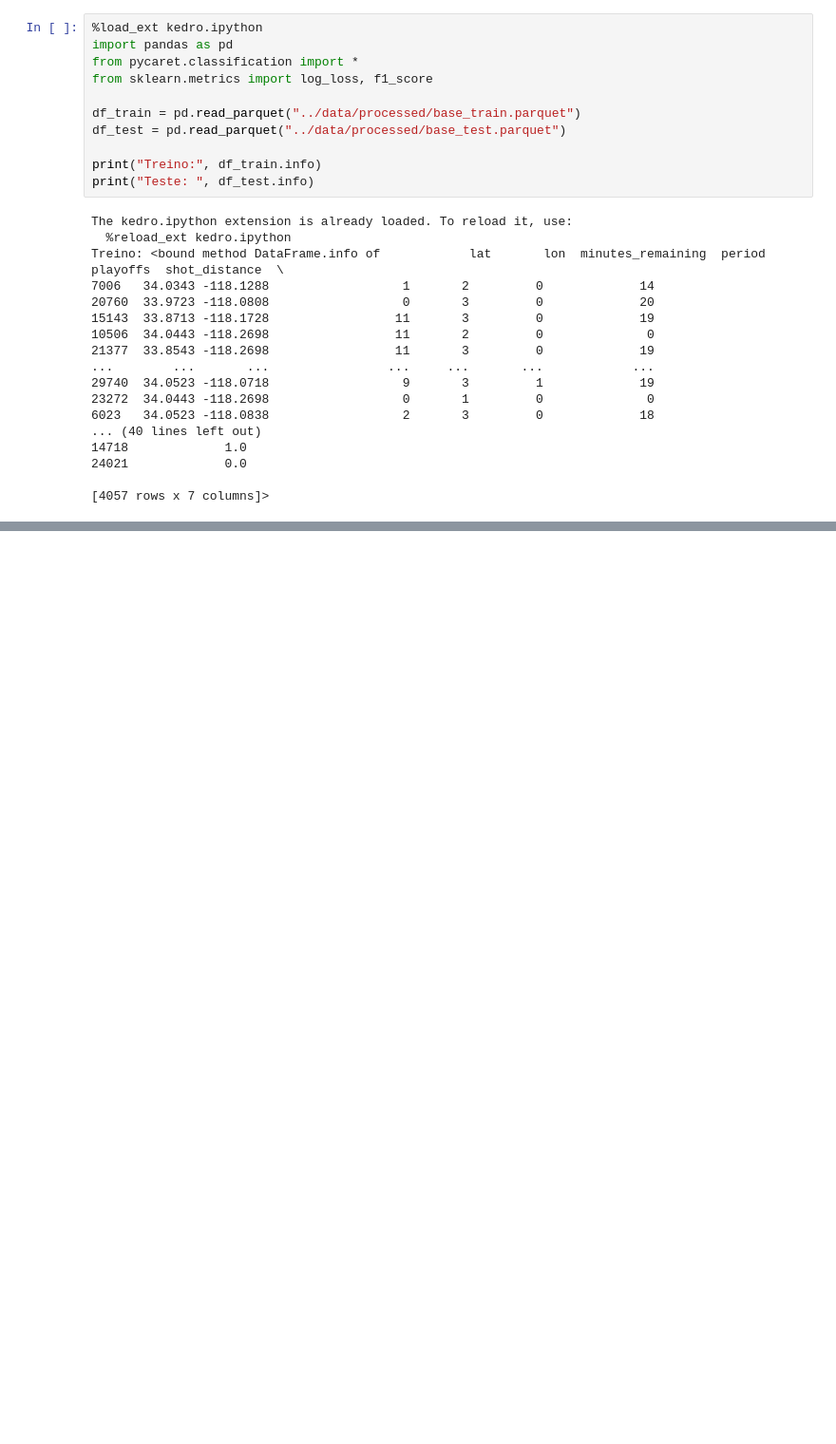
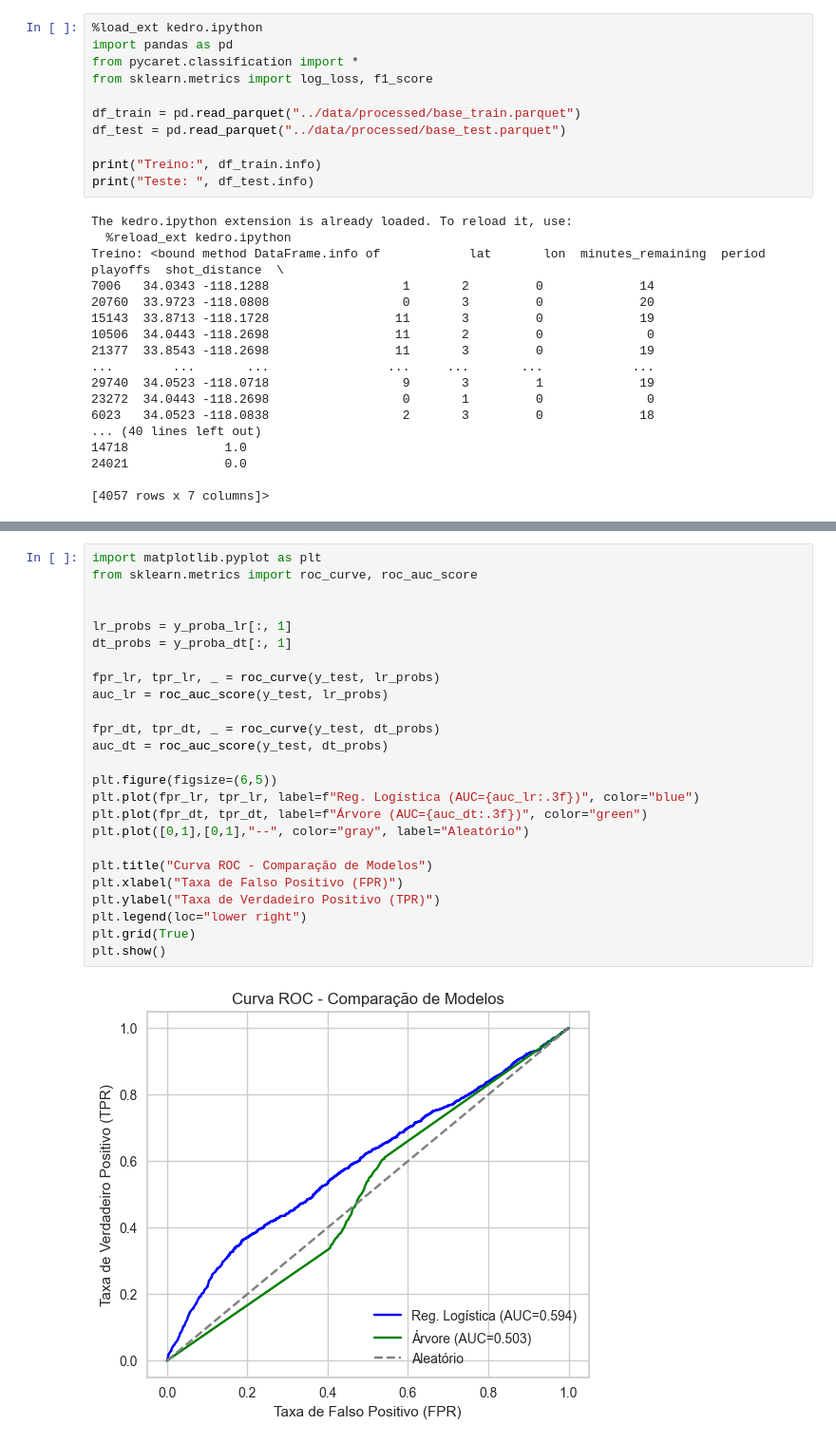
Before and after one commit to acrisandradee/kobe-project, a Jupyter notebook: notebooks/Treinamento.ipynb, the cells around one changed output, grey strips where cells are left out. Shown at 95% size. Saved outputs shown, nothing was run; the diff lists cells and outputs as text; blank space fills up the shorter version.

```diff
--- a/notebooks/Treinamento.ipynb
+++ b/notebooks/Treinamento.ipynb
@@ -149,0 +133,27 @@ Regressão Logística obteve melhor log_loss e é a preferida.
+# %%
+import matplotlib.pyplot as plt
+from sklearn.metrics import roc_curve, roc_auc_score
+
+
+lr_probs = y_proba_lr[:, 1]
+dt_probs = y_proba_dt[:, 1]
+
+fpr_lr, tpr_lr, _ = roc_curve(y_test, lr_probs)
+auc_lr = roc_auc_score(y_test, lr_probs)
+
+fpr_dt, tpr_dt, _ = roc_curve(y_test, dt_probs)
+auc_dt = roc_auc_score(y_test, dt_probs)
+
+plt.figure(figsize=(6,5))
+plt.plot(fpr_lr, tpr_lr, label=f"Reg. Logística (AUC={auc_lr:.3f})", color="blue")
+plt.plot(fpr_dt, tpr_dt, label=f"Árvore (AUC={auc_dt:.3f})", color="green")
+plt.plot([0,1],[0,1],"--", color="gray", label="Aleatório")
+
+plt.title("Curva ROC - Comparação de Modelos")
+plt.xlabel("Taxa de Falso Positivo (FPR)")
+plt.ylabel("Taxa de Verdadeiro Positivo (TPR)")
+plt.legend(loc="lower right")
+plt.grid(True)
+plt.show()
+# %% [output]
+[figure, added]
```
Also changed, not shown: parts of 2 cells of this notebook, 23 other files.
